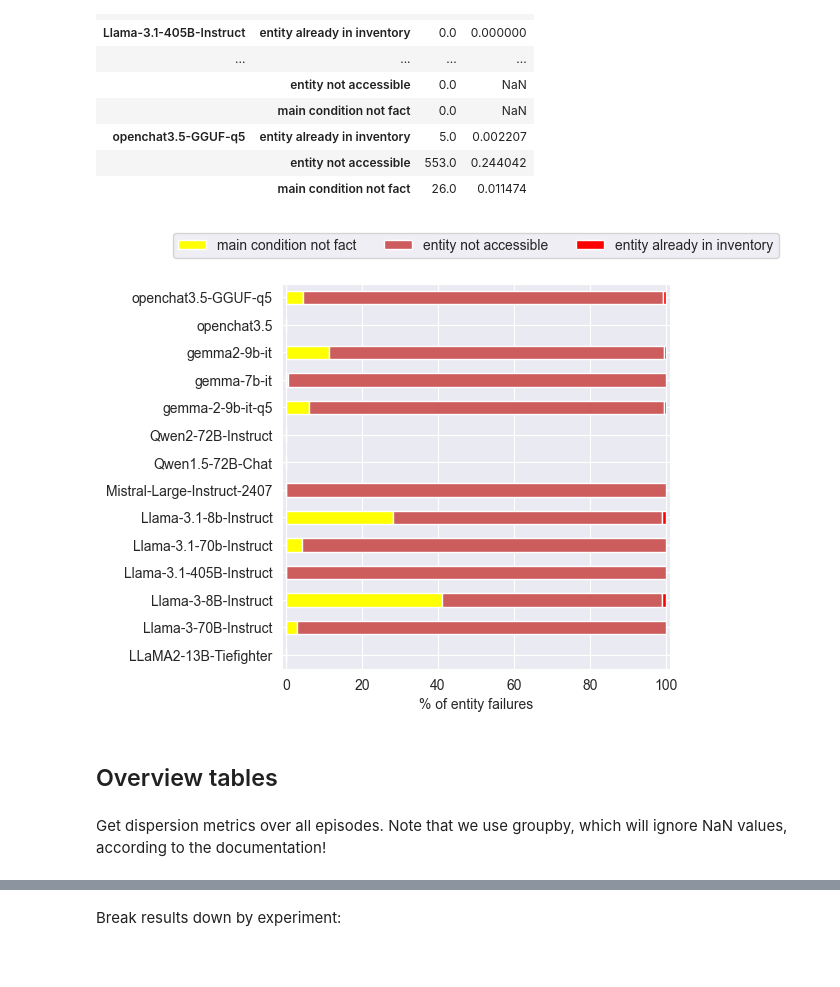
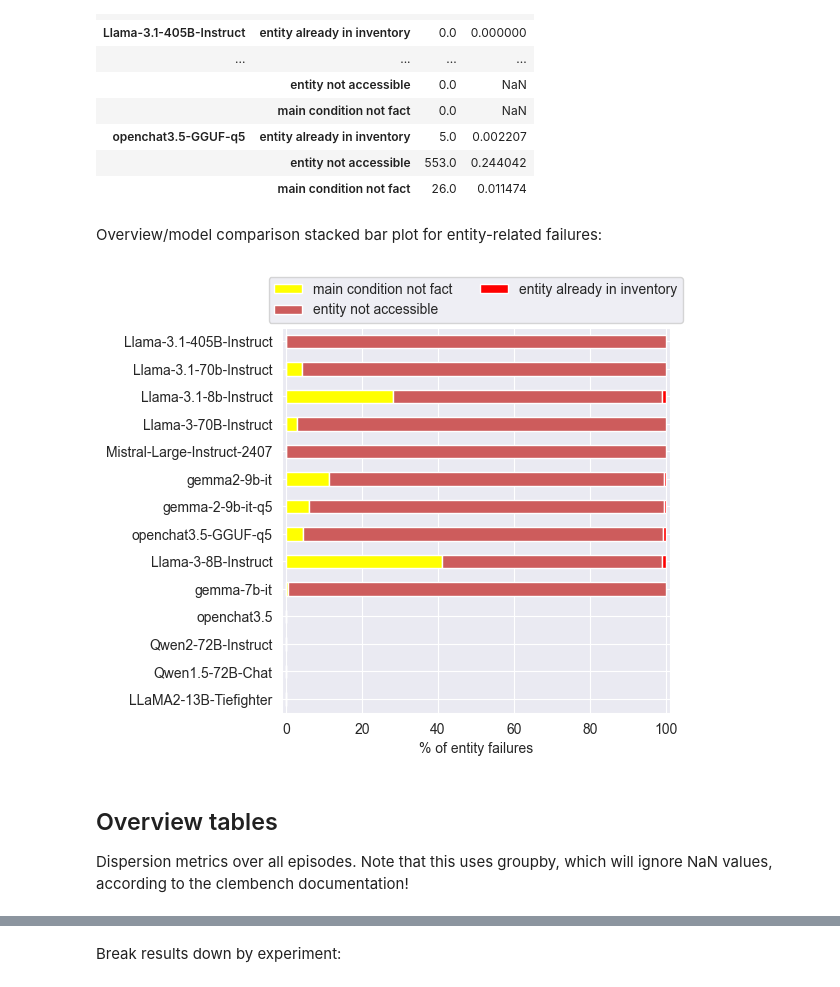
Before and after one commit to Gnurro/clemcore, a Jupyter notebook: adventuregame_eval.ipynb, the cells around one changed output, grey strips where cells are left out. Cells and saved outputs as stored; diff of their text form; code cells hidden in the pictures.

```diff
--- a/adventuregame_eval.ipynb
+++ b/adventuregame_eval.ipynb
@@ -383,41 +501,42 @@ entity_failures_counts
 | openchat3.5-GGUF-q5 | entity already in inventory | 5.0 | 0.002207 |
 |  | entity not accessible | 553.0 | 0.244042 |
 |  | main condition not fact | 26.0 | 0.011474 |
+# %% [markdown]
+Overview/model comparison stacked bar plot for entity-related failures:
 # %%
 STACK_COLORS = ['yellow', 'indianred', 'red']
 
 entity_failures = ["entity_not_accessible", "entity_already_inventory", "pre_state_mismatch"]
 
 df_aux = game_df[game_df.metric.isin(entity_failures)]
 df_aux = df_aux.replace(metric_name_dict)
 
 df_aux = (df_aux.pivot(index=['game', 'model', 'experiment', 'episode'],
                        columns='metric',
                        values='value')
                 .reset_index()
                 .drop(columns=['game', 'experiment', 'episode'])
                 .groupby('model')
                 .sum()
                 .sort_values(axis=1, by='metric', ascending=False))
 percs = 100 * df_aux.div(df_aux.sum(axis=1), axis=0)
-# order = clem_df.sort_values(by='-, clemscore').index
-# percs = percs.reindex(order)
+order = clem_df.sort_values(by='-, clemscore').index
+percs = percs.reindex(order)
 
 percs.plot(kind='barh',
            stacked=True,
            figsize=(5, 5),
            colormap=ListedColormap(STACK_COLORS))
-plt.legend(loc='upper center', bbox_to_anchor=(0.5, 1.15), ncols=3)
+plt.legend(loc='upper center', bbox_to_anchor=(0.5, 1.15), ncols=2)
 plt.xlabel('% of entity failures')
 plt.xlim(-1, 101)
 plt.ylabel('')
 plt.show()
 # %% [output]
-[figure, old version]
+[figure, new version]
-# %% [markdown]
-## Overview tables
 # %% [markdown]
-Get dispersion metrics over all episodes. Note that we use groupby, which will ignore NaN values, according to the documentation!
+## Overview tables
+Dispersion metrics over all episodes. Note that this uses groupby, which will ignore NaN values, according to the clembench documentation!
 # %%
 stats_df = build_dispersion_table(['game', 'model', 'metric'], game_df) # could also use raw_df for results for all games
 stats_df
```
Also changed, not shown: parts of 59 cells of this notebook.
